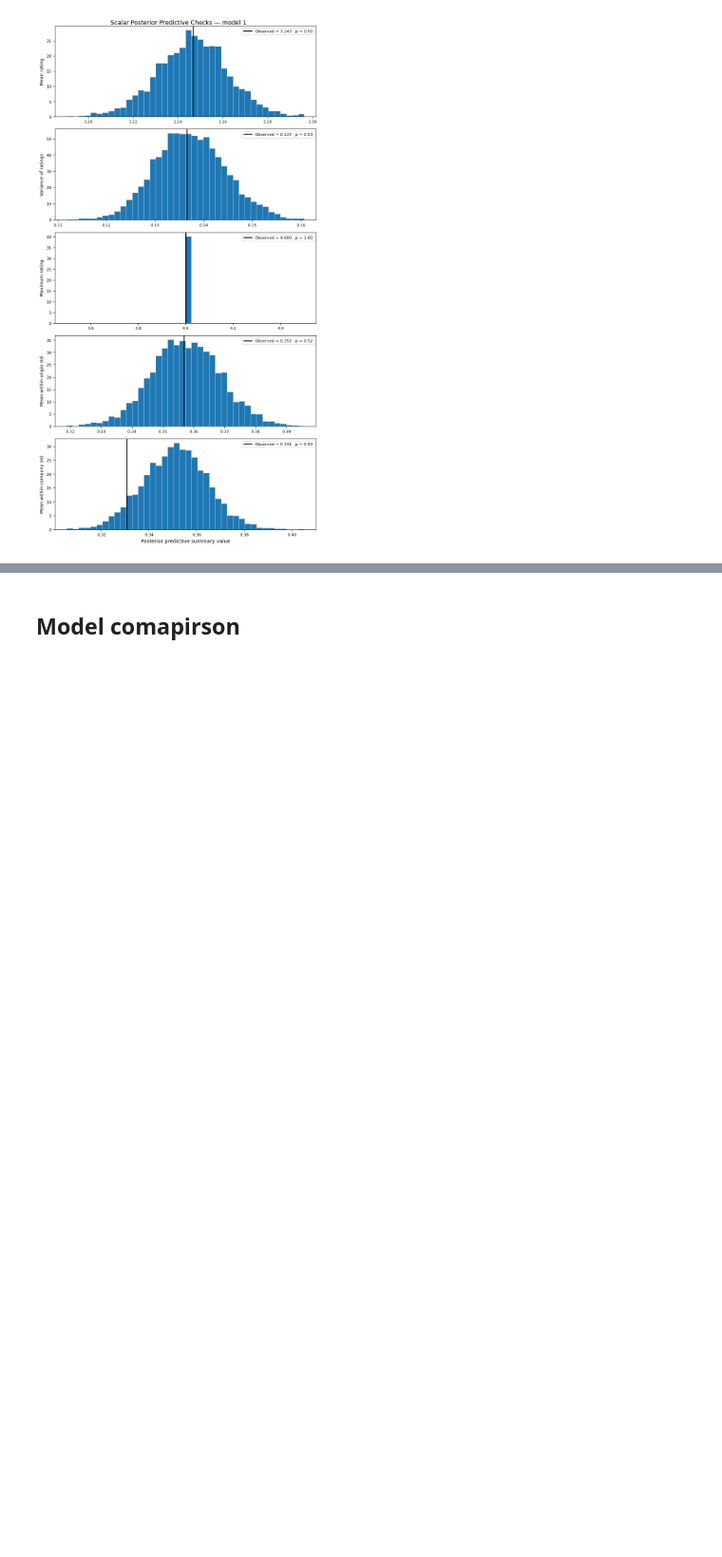
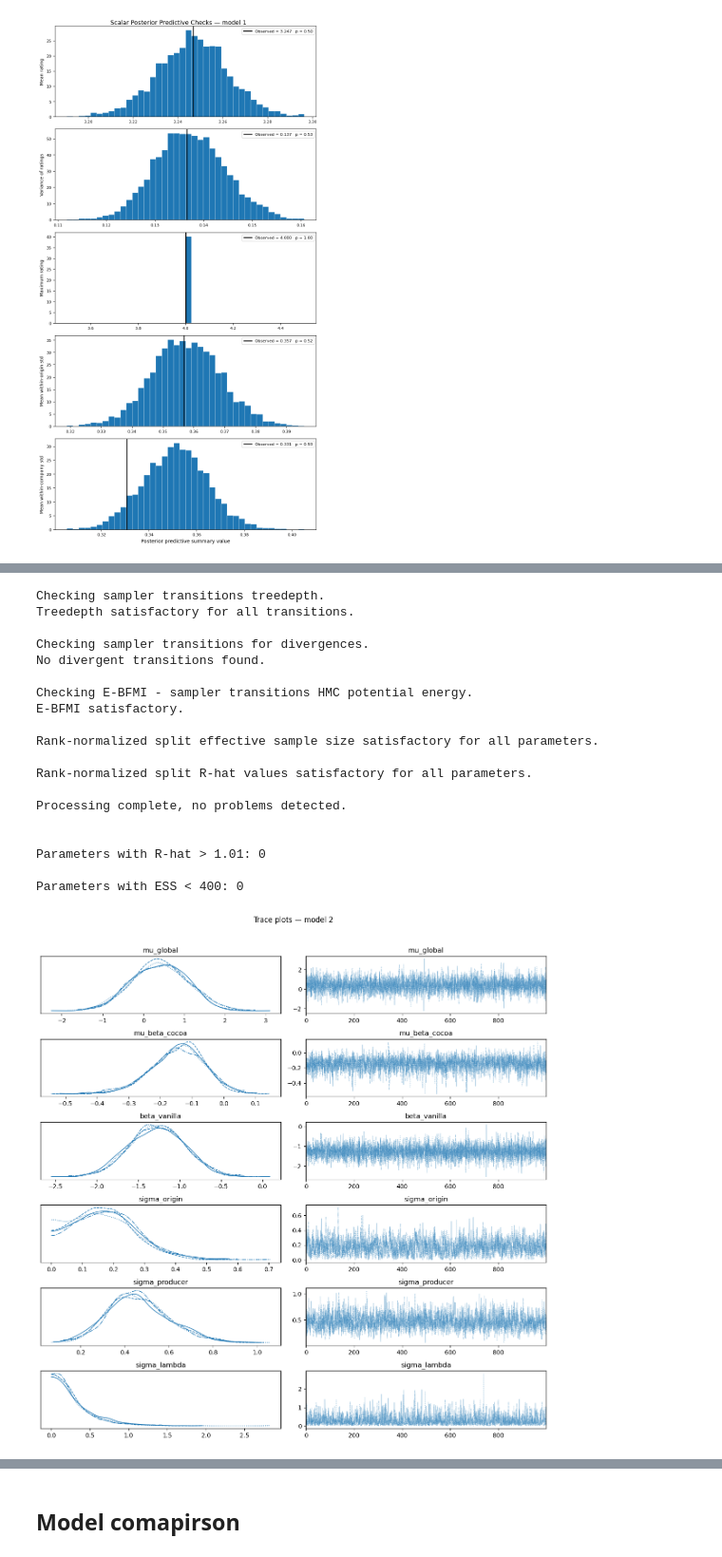
Before and after one commit to Julkaidscns/Chocolate-DA, a Jupyter notebook: analysis.ipynb, the cells around one changed output, grey strips where cells are left out. Shown at 95% size. Saved outputs shown, nothing was run; the diff lists cells and outputs as text; code cells hidden in the pictures; blank space fills up the shorter version.

```diff
--- a/analysis.ipynb
+++ b/analysis.ipynb
@@ -1103,0 +983,45 @@ The model reproduces the overall mean and variance of ratings well, with both ob
+# %%
+# ── Convergence diagnostics ───────────────────────────────
+print(fit2.diagnose())
+
+idata2    = az.from_cmdstanpy(fit2)
+summary2  = az.summary(idata2)
+bad_rhat2 = summary2[summary2['r_hat'] > 1.01]
+bad_ess2  = summary2[summary2['ess_bulk'] < 400]
+
+print(f"\nParameters with R-hat > 1.01: {len(bad_rhat2)}")
+if len(bad_rhat2) > 0:
+    print(bad_rhat2[['mean', 'sd', 'r_hat', 'ess_bulk']].head(20))
+
+print(f"\nParameters with ESS < 400: {len(bad_ess2)}")
+if len(bad_ess2) > 0:
+    print(bad_ess2[['mean', 'sd', 'r_hat', 'ess_bulk']].head(20))
+
+# trace plots for scalar params only (vectors like beta_cocoa skipped here)
+az.plot_trace(idata2, var_names=["mu_global", "mu_beta_cocoa",
+                                  "beta_vanilla", "sigma_origin",
+                                  "sigma_producer", "sigma_lambda"])
+plt.suptitle("Trace plots — model 2", y=1.02)
+plt.tight_layout()
+plt.show()
+# %% [output]
+Checking sampler transitions treedepth.
+Treedepth satisfactory for all transitions.
+
+Checking sampler transitions for divergences.
+No divergent transitions found.
+
+Checking E-BFMI - sampler transitions HMC potential energy.
+E-BFMI satisfactory.
+
+Rank-normalized split effective sample size satisfactory for all parameters.
+
+Rank-normalized split R-hat values satisfactory for all parameters.
+
+Processing complete, no problems detected.
+
+
+Parameters with R-hat > 1.01: 0
+
+Parameters with ESS < 400: 0
+[figure, added]
```
Also changed, not shown: parts of 28 cells of this notebook.
